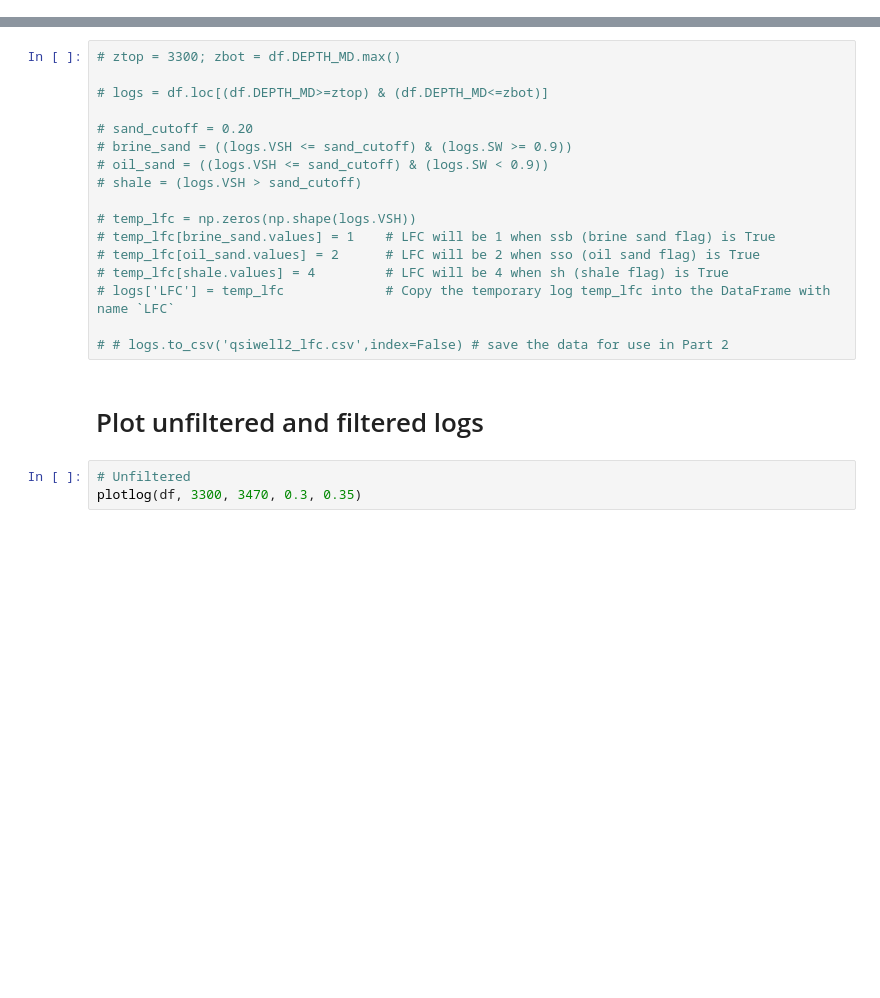
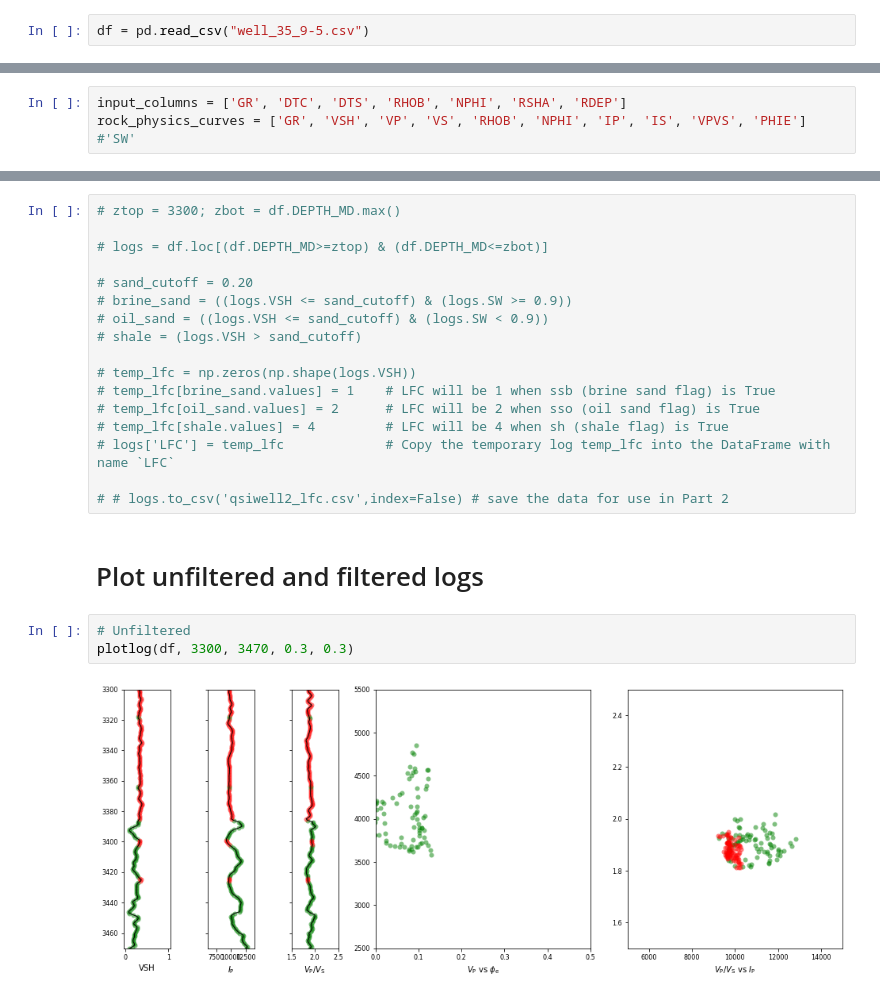
Before and after one commit to ABDunbar/Quantitative_Seismic_Interpretation, a Jupyter notebook: 02_Log_Conditioning.ipynb, the cells around one changed output, grey strips where cells are left out. Saved outputs shown, nothing was run; the diff lists cells and outputs as text; blank space fills up the shorter version.

```diff
--- a/02_Log_Conditioning.ipynb
+++ b/02_Log_Conditioning.ipynb
@@ -1,3 +4,5 @@
+# %%
+df = pd.read_csv("well_35_9-5.csv")
 # %%
 # Take a copy for comparison of filtered with unfiltered
 filt = df.copy()
@@ -69,3 +72,6 @@ NameError: name 'df' is not defined
+# %%
+input_columns = ['GR', 'DTC', 'DTS', 'RHOB', 'NPHI', 'RSHA', 'RDEP']
+rock_physics_curves = ['GR', 'VSH', 'VP', 'VS', 'RHOB', 'NPHI', 'IP', 'IS', 'VPVS', 'PHIE'] #'SW'
 # %%
 # Remove DT, DTS, VSH_{versions}, IGR. Replaced with VP, VS
 df = df[rock_physics_curves]
@@ -113,6 +143,8 @@ ref: https://github.com/seg/tutorials-2015/blob/master/1504_Seismic_petrophysics
 # Plot unfiltered and filtered logs
 # %%
 # Unfiltered
-plotlog(df, 3300, 3470, 0.3, 0.35)
+plotlog(df, 3300, 3470, 0.3, 0.3)
+# %% [output]
+[figure, added]
 # %%
 # Filtered
```
Also changed, not shown: parts of 8 cells of this notebook, 2 other files.
